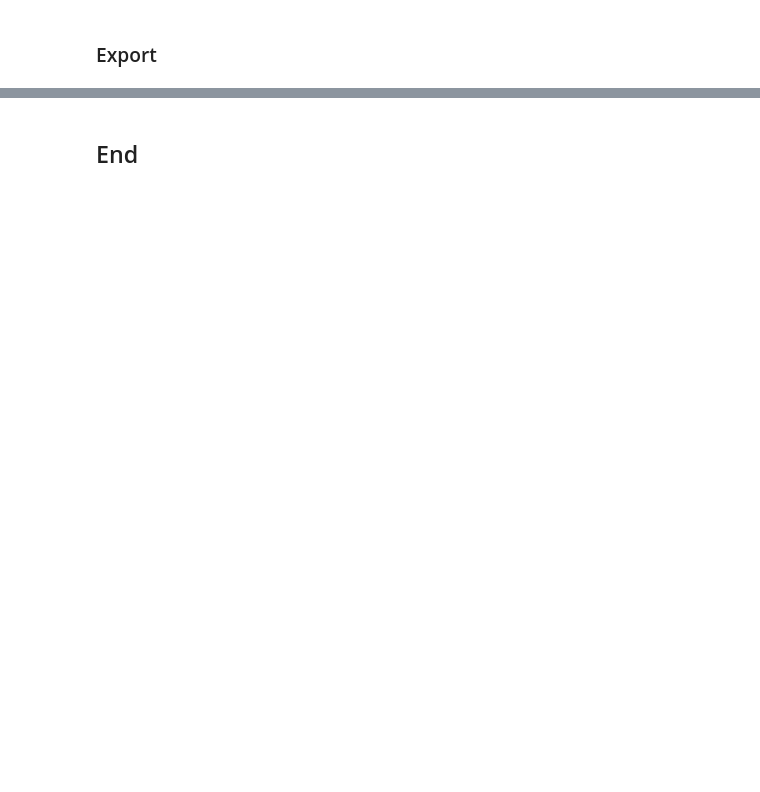
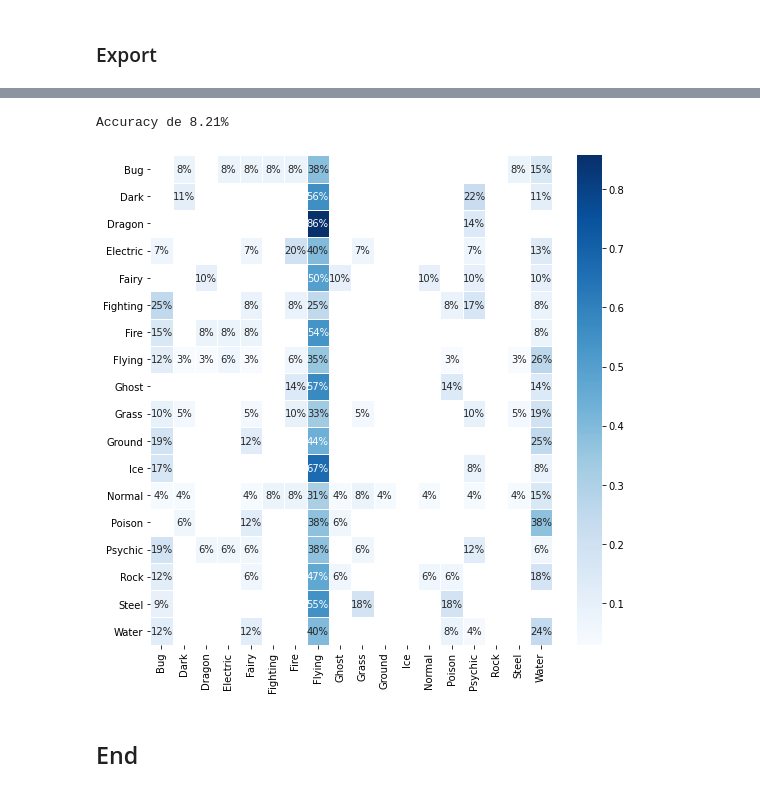
Before and after one commit to Afroefras/diplo, a Jupyter notebook: notebooks/practice/0402_pokemon_model.ipynb, the cells around one changed output, grey strips where cells are left out. Drawn from its saved outputs; the diff is of its cells as text; code cells hidden in the pictures; blank space fills up the shorter version.

```diff
--- a/notebooks/practice/0402_pokemon_model.ipynb
+++ b/notebooks/practice/0402_pokemon_model.ipynb
@@ -322,3 +330,8 @@ model.save(BASE_DIR.joinpath('pokemon_model.h5'))
+# %%
+keras_cm_last_model = cm_keras(test,model)
+# %% [output]
+Accuracy de 8.21%
+[figure, added]
 # %% [markdown]
 ## End
 # %%
```
Also changed, not shown: parts of 28 cells of this notebook, 1 other file.
